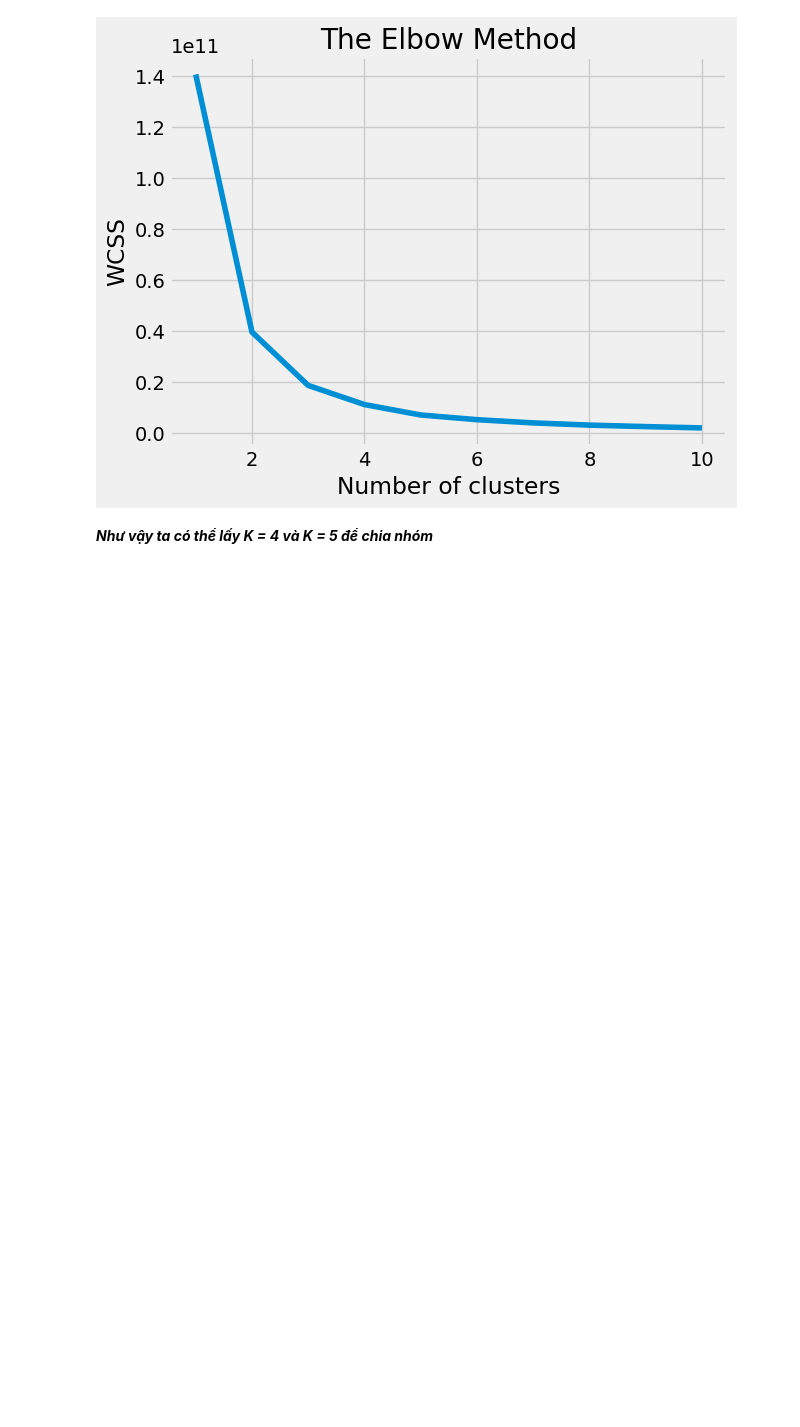
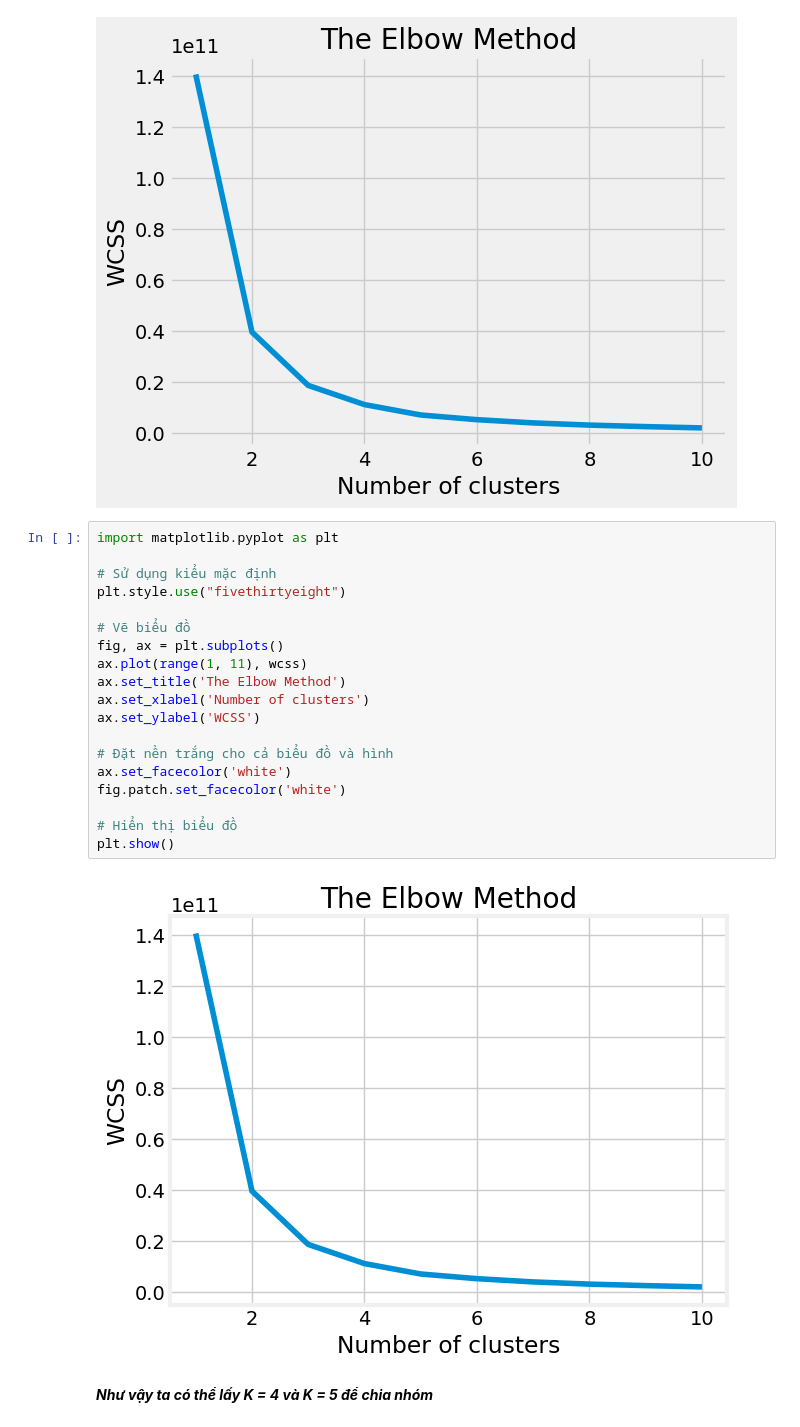
Before and after one commit to hoangdatkt1107/Project-Clustering, a Jupyter notebook: Clustering Traffic.ipynb, the cells around one changed output. Saved outputs shown, nothing was run; the diff lists cells and outputs as text; blank space fills up the shorter version.

```diff
--- a/Clustering Traffic.ipynb
+++ b/Clustering Traffic.ipynb
@@ -524,6 +606,27 @@ plt.ylabel('WCSS')
 plt.show()
 # %% [output]
 [figure]
+# %%
+import matplotlib.pyplot as plt
+
+# Sử dụng kiểu mặc định
+plt.style.use("fivethirtyeight")
+
+# Vẽ biểu đồ
+fig, ax = plt.subplots()
+ax.plot(range(1, 11), wcss)
+ax.set_title('The Elbow Method')
+ax.set_xlabel('Number of clusters')
+ax.set_ylabel('WCSS')
+
+# Đặt nền trắng cho cả biểu đồ và hình
+ax.set_facecolor('white')
+fig.patch.set_facecolor('white')
+
+# Hiển thị biểu đồ
+plt.show()
+# %% [output]
+[figure, added]
 # %% [markdown]
 ***Như vậy ta có thể lấy K = 4 và K = 5 để chia nhóm***
 # %% [markdown]
```
Also changed, not shown: parts of 11 cells of this notebook.
